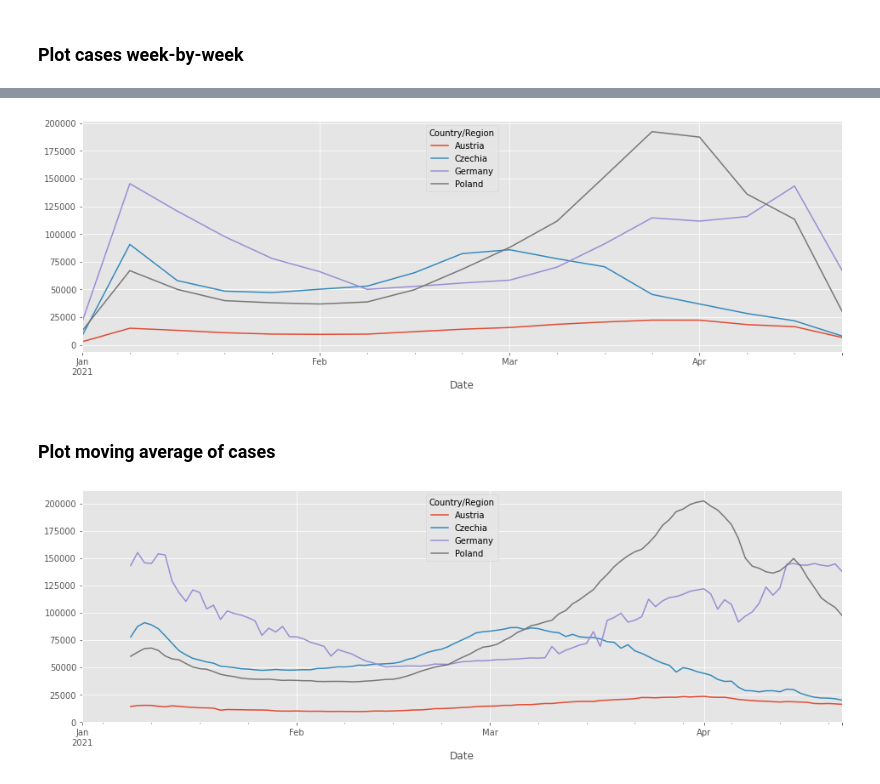
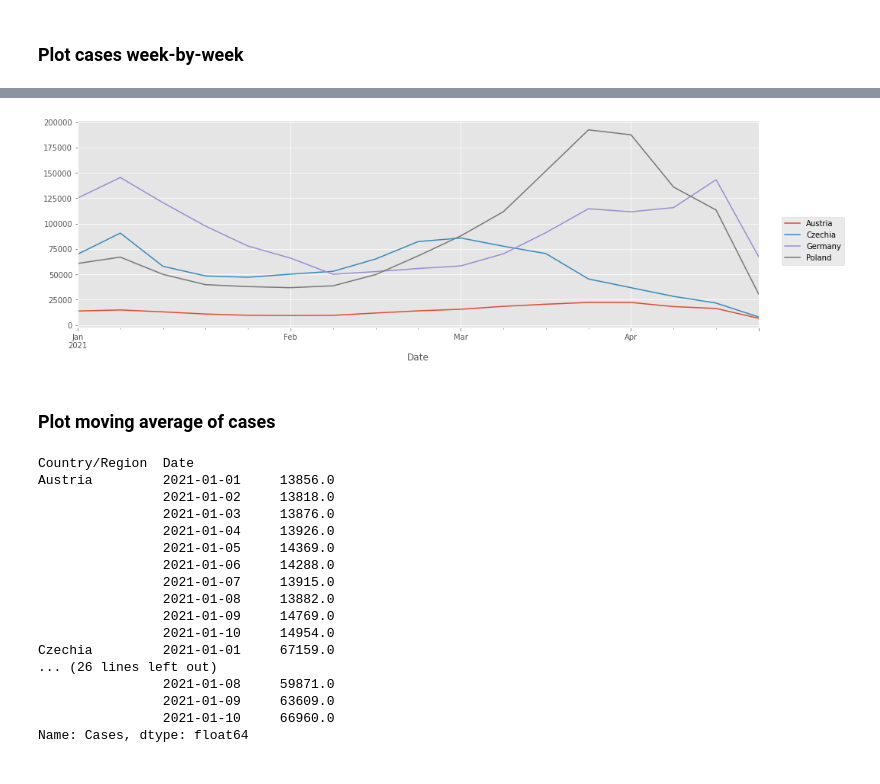
Before and after one commit to jaroslawr/jupyter-notebooks, a Jupyter notebook: dataset_covid/dataset_covid.ipynb, the cells around one changed output, grey strips where cells are left out. Saved outputs shown, nothing was run; the diff lists cells and outputs as text; code cells hidden in the pictures.

```diff
--- a/dataset_covid/dataset_covid.ipynb
+++ b/dataset_covid/dataset_covid.ipynb
@@ -91,2 +72,0 @@ df.head(5)
-# %%
-df = df[df["Date"] >= pd.to_datetime("2021-01-01")]
@@ -151,0 +134,2 @@ df.loc["Poland", :].iloc[0:5]
+# %%
+df = df.loc[(slice(None), slice(pd.to_datetime("2020-06-01"), None)), :]
@@ -161,6 +153,11 @@ countries = sorted([
     "Germany",
     "Austria"
 ])
+# %%
+def plot(df):
+    fig, ax = plt.subplots(figsize=(16,5))
+    df.unstack(level="Country/Region").plot(ax=ax, legend=False)
+    fig.legend(loc="center right")
 # %% [markdown]
 ### Plot cases day by day
 # %%
@@ -189,0 +193,8 @@ def plot_cases_week_by_week():
+# %%
+cases_week_by_week_df = (
+    df.loc[(countries, slice(week_start(date_from), date_to)), "Cases"]
+    .groupby(level="Country/Region")
+    .resample("1W", level="Date")
+    .sum()
+)
+cases_week_by_week_df.groupby(level="Country/Region").head()
@@ -190,6 +219,6 @@ def plot_cases_week_by_week():
 # %%
-plot_cases_week_by_week()
+plot(cases_week_by_week_df)
 # %% [output]
-[figure, old version]
+[figure, new version]
 # %% [markdown]
 ### Plot moving average of cases
@@ -209,4 +225,26 @@ def plot_moving_average_of_cases(days):
 # %%
-plot_moving_average_of_cases(days=7)
+cases_moving_average_df = (
+    df.loc[(countries, slice(date_from - timedelta(days=7), date_to)), "Cases"]
+    .groupby(level="Country/Region")
+    .apply(lambda df: df.rolling(7).sum())
+    .loc[(countries, slice(date_from, date_to))]
+)
+cases_moving_average_df.groupby(level="Country/Region").head(10)
 # %% [output]
-[figure, removed]
+Country/Region  Date
+Austria         2021-01-01     13856.0
+                2021-01-02     13818.0
+                2021-01-03     13876.0
+                2021-01-04     13926.0
+                2021-01-05     14369.0
+                2021-01-06     14288.0
+                2021-01-07     13915.0
+                2021-01-08     13882.0
+                2021-01-09     14769.0
+                2021-01-10     14954.0
+Czechia         2021-01-01     67159.0
+... (26 lines left out)
+                2021-01-08     59871.0
+                2021-01-09     63609.0
+                2021-01-10     66960.0
+Name: Cases, dtype: float64
```
Also changed, not shown: parts of 25 cells of this notebook, 1 other file.
